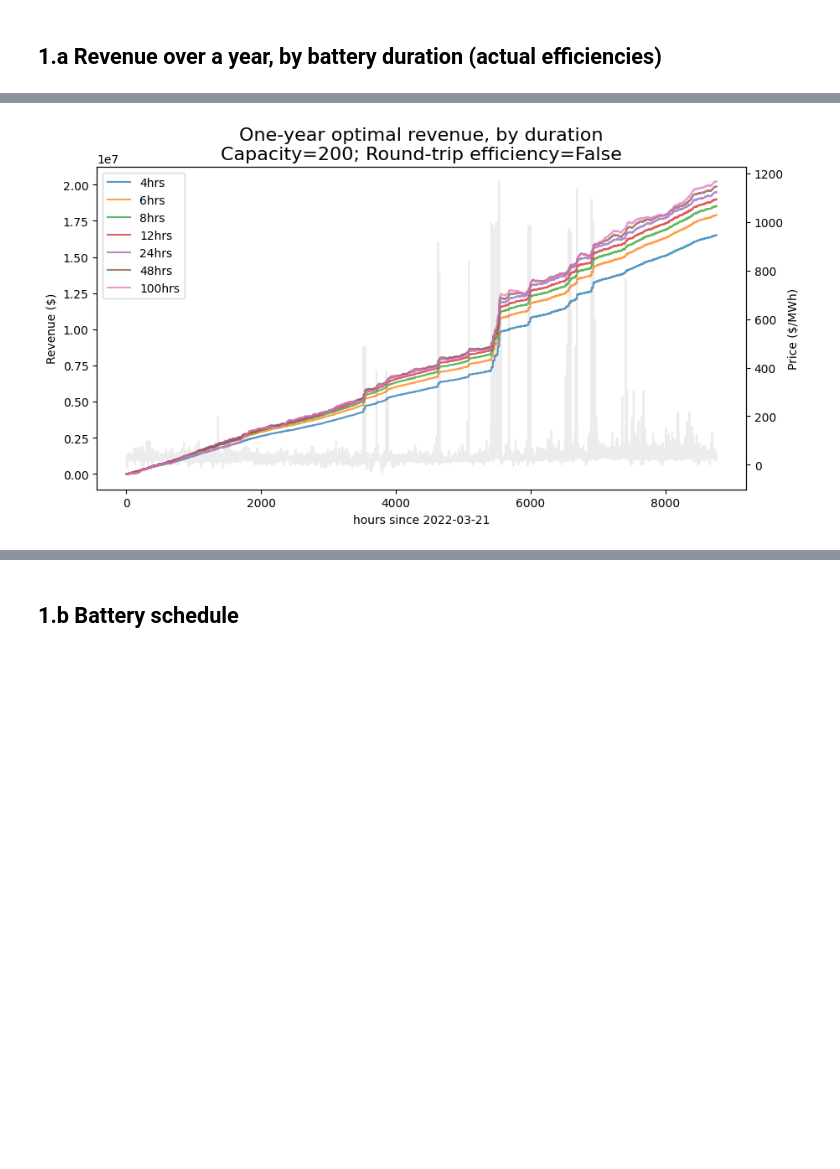
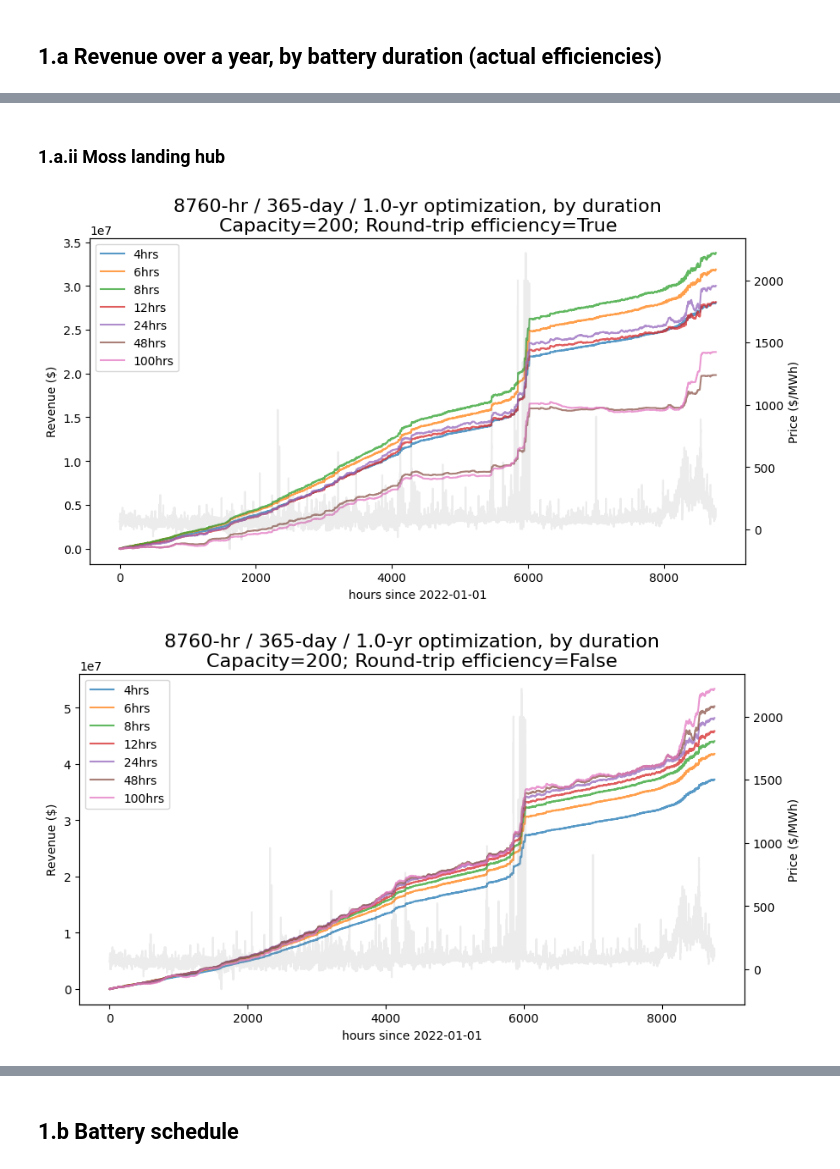
Before and after one commit to etrieschman/battery-charger, a Jupyter notebook: src/explore_data.ipynb, the cells around one changed output, grey strips where cells are left out. Drawn from its saved outputs; the diff is of its cells as text; code cells hidden in the pictures; blank space fills up the shorter version.

```diff
--- a/src/explore_data.ipynb
+++ b/src/explore_data.ipynb
@@ -46,4 +57,9 @@ plot_optimal_rev_by_duration(pn[t*y:t*(y+1)], dt_start, durations, capacity, Tru
-# %%
-plot_optimal_rev_by_duration(pn[t*y:t*(y+1)], dt_start, durations, capacity, False)
-# %% [output]
-[figure, removed]
+# %% [markdown]
+### 1.a.ii Moss landing hub
+# %%
+p = pm
+plot_optimal_rev_by_duration(p, dt_start, durations, capacity, True)
+plot_optimal_rev_by_duration(p, dt_start, durations, capacity, False)
+# %% [output]
+[figure, added]
+[figure, added]
```
Also changed, not shown: parts of 42 cells of this notebook, 6 other files.
